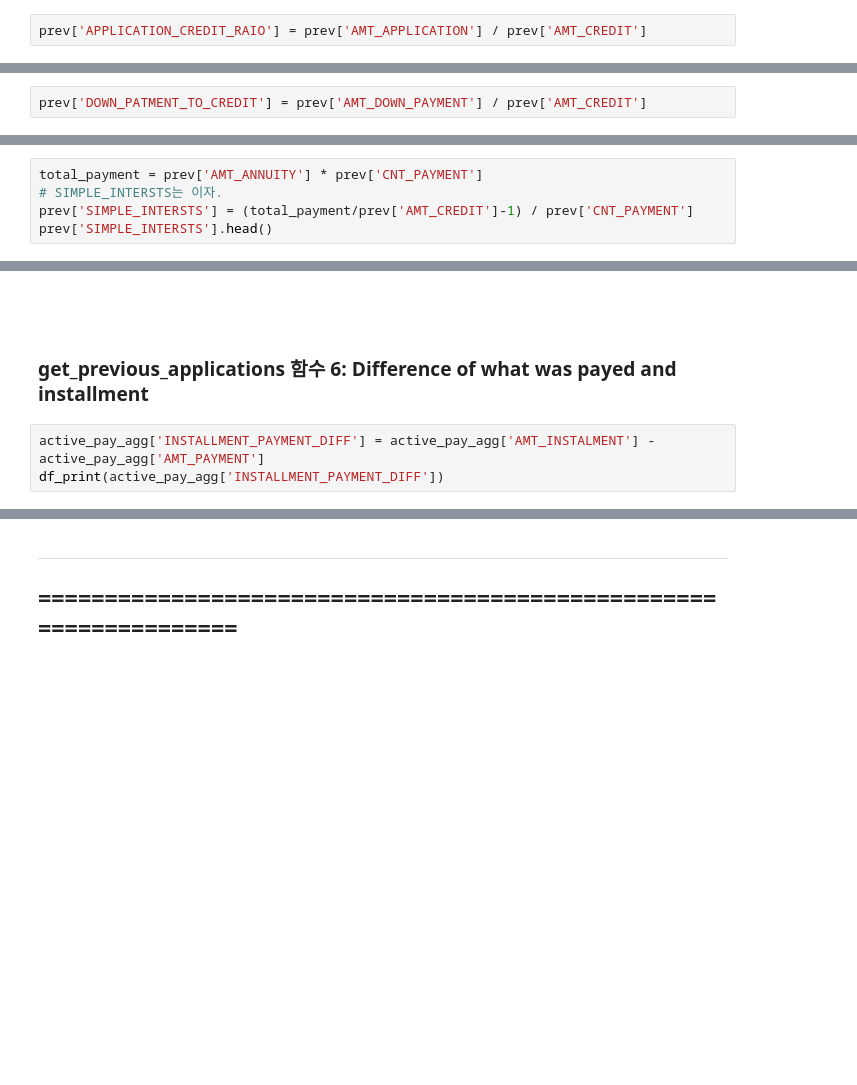
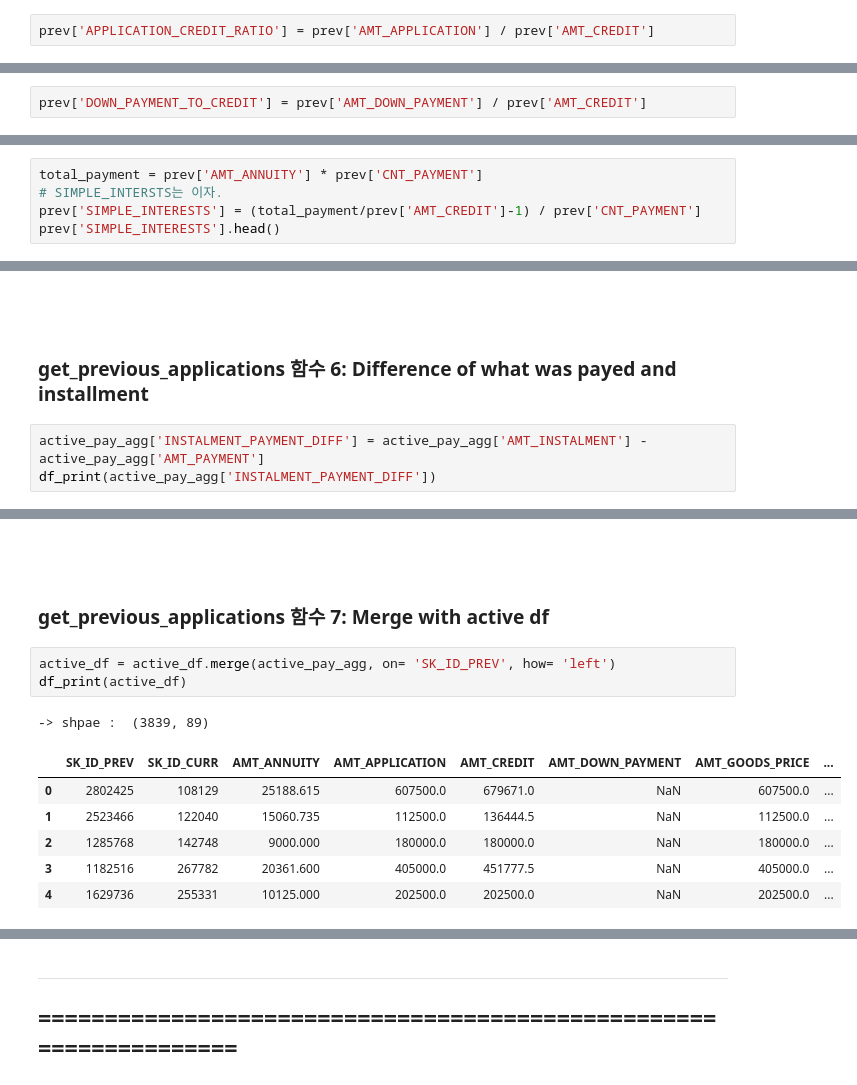
Before and after one commit to ecjang/pages, a Jupyter notebook: Kaggle/003_MultiClass_Classification_HomeCredit_LightGBM_7th.ipynb, the cells around one changed output, grey strips where cells are left out. Saved outputs shown, nothing was run; the diff lists cells and outputs as text; blank space fills up the shorter version.

Commit message:
kaggle homecredit get_payment

```diff
--- a/Kaggle/003_MultiClass_Classification_HomeCredit_LightGBM_7th.ipynb
+++ b/Kaggle/003_MultiClass_Classification_HomeCredit_LightGBM_7th.ipynb
@@ -1627,11 +1671,11 @@ prev.head()
 # AMT_CREDIT : 이전에 신청한 대출금액
 prev['APPLICATION_CREDIT_DIFF'] = prev['AMT_APPLICATION'] - prev['AMT_CREDIT']
 # %%
-prev['APPLICATION_CREDIT_RAIO'] = prev['AMT_APPLICATION'] / prev['AMT_CREDIT']
+prev['APPLICATION_CREDIT_RATIO'] = prev['AMT_APPLICATION'] / prev['AMT_CREDIT']
 # %%
 prev['CREDIT_TO_ANNUITY_RATIO'] = prev['AMT_CREDIT'] / prev['AMT_ANNUITY']
 # %%
-prev['DOWN_PATMENT_TO_CREDIT'] = prev['AMT_DOWN_PAYMENT'] / prev['AMT_CREDIT']
+prev['DOWN_PAYMENT_TO_CREDIT'] = prev['AMT_DOWN_PAYMENT'] / prev['AMT_CREDIT']
 # %% [markdown]
 <br>
 <br>
@@ -1640,8 +1684,8 @@ prev['DOWN_PATMENT_TO_CREDIT'] = prev['AMT_DOWN_PAYMENT'] / prev['AMT_CREDIT']
 # %%
 total_payment = prev['AMT_ANNUITY'] * prev['CNT_PAYMENT']
 # SIMPLE_INTERSTS는 이자.
-prev['SIMPLE_INTERSTS'] = (total_payment/prev['AMT_CREDIT']-1) / prev['CNT_PAYMENT']
-prev['SIMPLE_INTERSTS'].head()
+prev['SIMPLE_INTERESTS'] = (total_payment/prev['AMT_CREDIT']-1) / prev['CNT_PAYMENT']
+prev['SIMPLE_INTERESTS'].head()
 # %% [output]
 0    0.017596
 1    0.009282
@@ -1714,6 +1758,6 @@ df_print(active_pay_agg)
 
 ### get_previous_applications 함수 6: Difference of what was payed and installment
 # %%
-active_pay_agg['INSTALLMENT_PAYMENT_DIFF'] = active_pay_agg['AMT_INSTALMENT'] - active_pay_agg['AMT_PAYMENT']
-df_print(active_pay_agg['INSTALLMENT_PAYMENT_DIFF'])
+active_pay_agg['INSTALMENT_PAYMENT_DIFF'] = active_pay_agg['AMT_INSTALMENT'] - active_pay_agg['AMT_PAYMENT']
+df_print(active_pay_agg['INSTALMENT_PAYMENT_DIFF'])
 # %% [output]
@@ -1786,0 +1771,16 @@ Name: INSTALLMENT_PAYMENT_DIFF, dtype: float64
+# %% [markdown]
+<br>
+<br>
+
+### get_previous_applications 함수 7: Merge with active df
+# %%
+active_df = active_df.merge(active_pay_agg, on= 'SK_ID_PREV', how= 'left')
+df_print(active_df)
+# %% [output]
+-> shpae :  (3839, 89)
+|  | SK_ID_PREV | SK_ID_CURR | AMT_ANNUITY | AMT_APPLICATION | AMT_CREDIT | AMT_DOWN_PAYMENT | AMT_GOODS_PRICE | ... |
+| 0 | 2802425 | 108129 | 25188.615 | 607500.0 | 679671.0 | NaN | 607500.0 | ... |
+| 1 | 2523466 | 122040 | 15060.735 | 112500.0 | 136444.5 | NaN | 112500.0 | ... |
+| 2 | 1285768 | 142748 | 9000.000 | 180000.0 | 180000.0 | NaN | 180000.0 | ... |
+| 3 | 1182516 | 267782 | 20361.600 | 405000.0 | 451777.5 | NaN | 405000.0 | ... |
+| 4 | 1629736 | 255331 | 10125.000 | 202500.0 | 202500.0 | NaN | 202500.0 | ... |
```
Also changed, not shown: parts of 39 cells of this notebook.
